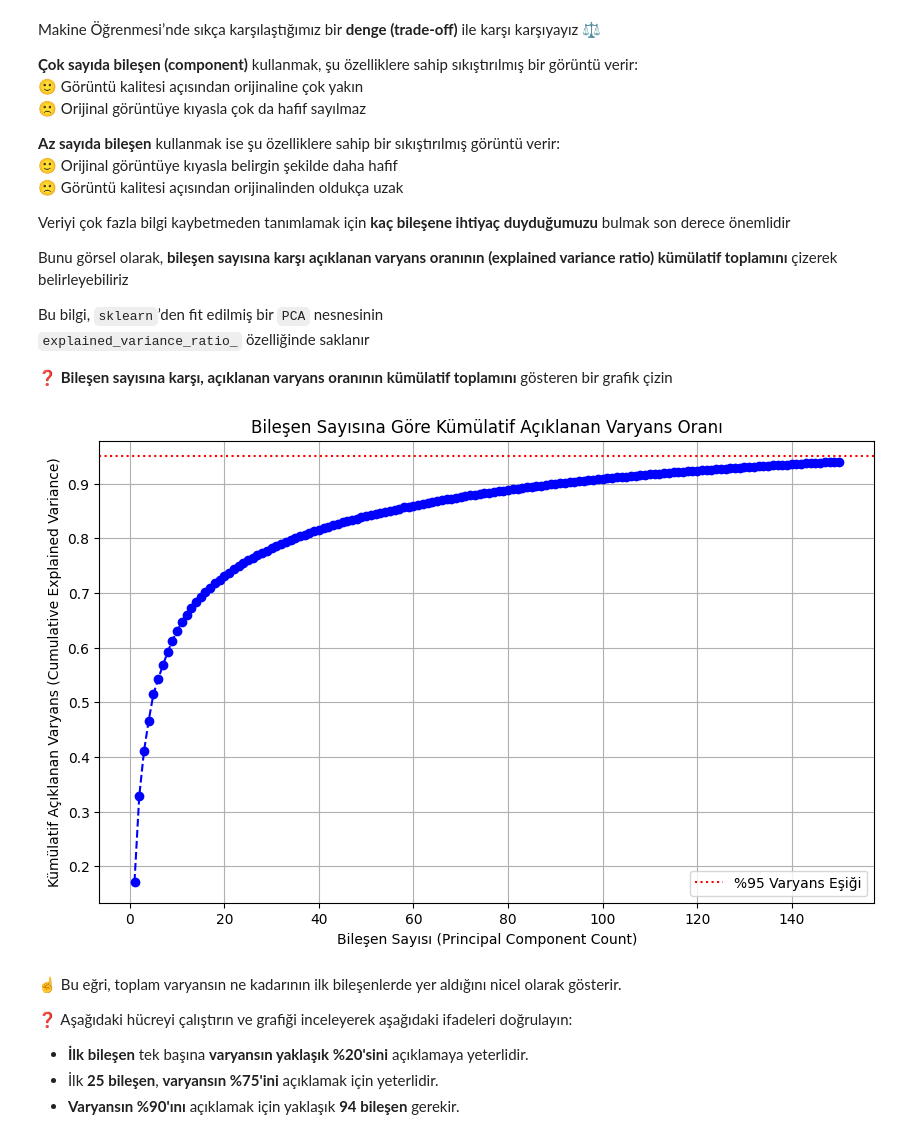
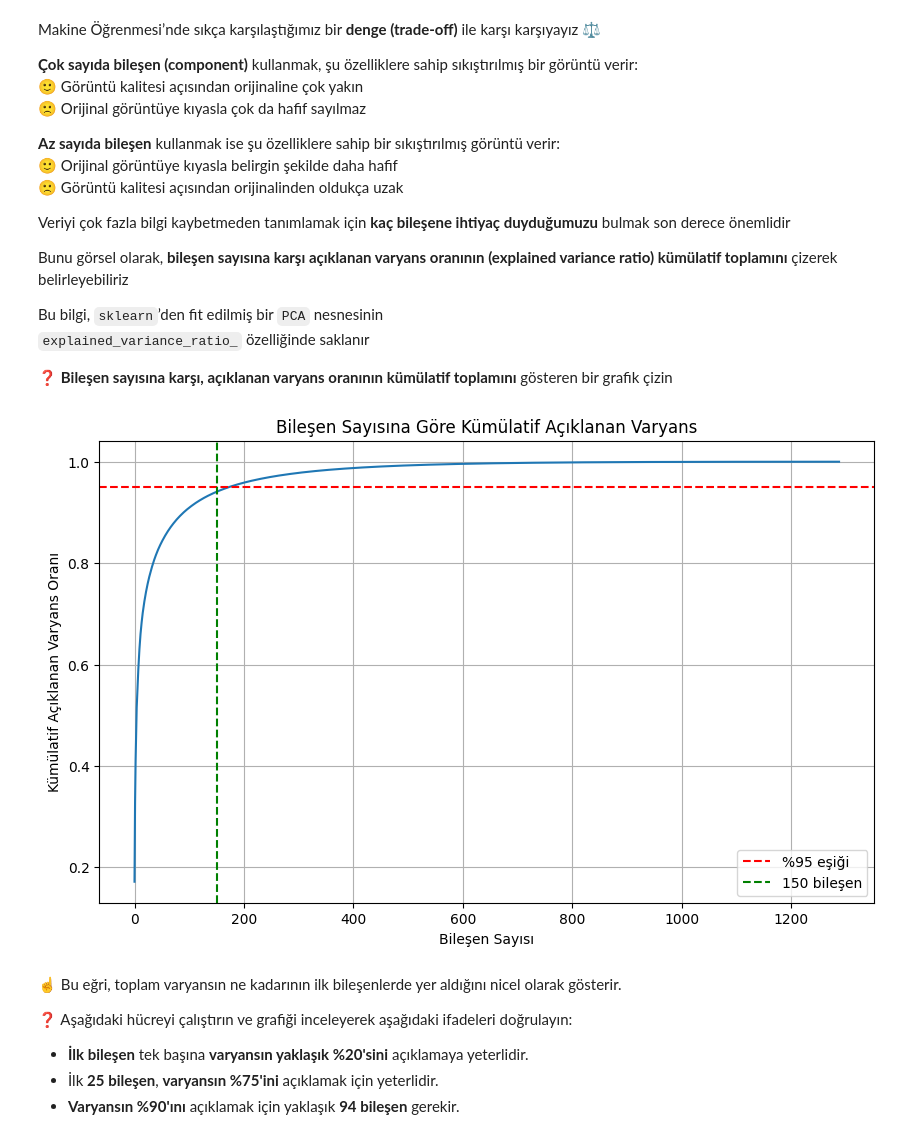
Before and after one commit to busraakyuz-create/face-recognition-pca-svm, a Jupyter notebook: face_recognition.ipynb, the cells around one changed output. Cells and saved outputs as stored; diff of their text form; code cells hidden in the pictures.

```diff
--- a/face_recognition.ipynb
+++ b/face_recognition.ipynb
@@ -393,31 +362,23 @@ Bu bilgi, `sklearn`’den fit edilmiş bir `PCA` nesnesinin
 `explained_variance_ratio_` özelliğinde saklanır
 
 ❓ **Bileşen sayısına karşı, açıklanan varyans oranının kümülatif toplamını** gösteren bir grafik çizin
-# %%
-# 1. Kümülatif varyans oranını hesaplayalım
-# np.cumsum fonksiyonu dizideki değerleri sırayla toplayarak biriktirir
-cumulative_variance = np.cumsum(pca.explained_variance_ratio_)
-
-# 2. Grafik çizim alanını oluşturalım
-plt.figure(figsize=(10, 6))
-
-# 3. Bileşen sayısına karşı kümülatif varyansı çizelim
-# x ekseni bileşen numarasını (1'den başlasın diye +1), y ekseni varyans oranını gösterir
-plt.plot(range(1, len(cumulative_variance) + 1), cumulative_variance, marker='o', linestyle='--', color='b')
-
-# 4. Grafiği süsleyelim ve okunabilir yapalım
-plt.title('Bileşen Sayısına Göre Kümülatif Açıklanan Varyans Oranı')
-plt.xlabel('Bileşen Sayısı (Principal Component Count)')
-plt.ylabel('Kümülatif Açıklanan Varyans (Cumulative Explained Variance)')
-plt.grid(True)
-
-# %95 varyans eşiğini göstermek için bir kılavuz çizgi ekleyelim
-plt.axhline(y=0.95, color='r', linestyle=':', label='%95 Varyans Eşiği')
-plt.legend(loc='best')
-
-plt.show()
-# %% [output]
-[figure, removed]
+# %%
+pca_full = PCA().fit(faces.data)
+
+cumulative_variance = np.cumsum(pca_full.explained_variance_ratio_)
+
+plt.figure(figsize=(10, 6))
+plt.plot(cumulative_variance)
+plt.xlabel("Bileşen Sayısı")
+plt.ylabel("Kümülatif Açıklanan Varyans Oranı")
+plt.title("Bileşen Sayısına Göre Kümülatif Açıklanan Varyans")
+plt.axhline(y=0.95, color='r', linestyle='--', label='%95 eşiği')
+plt.axvline(x=150, color='g', linestyle='--', label='150 bileşen')
+plt.legend()
+plt.grid(True)
+plt.show()
+# %% [output]
+[figure, added]
 # %% [markdown]
 ☝️ Bu eğri, toplam varyansın ne kadarının ilk bileşenlerde yer aldığını nicel olarak gösterir.
 
```
Also changed, not shown: parts of 45 cells of this notebook, 1 other file.
